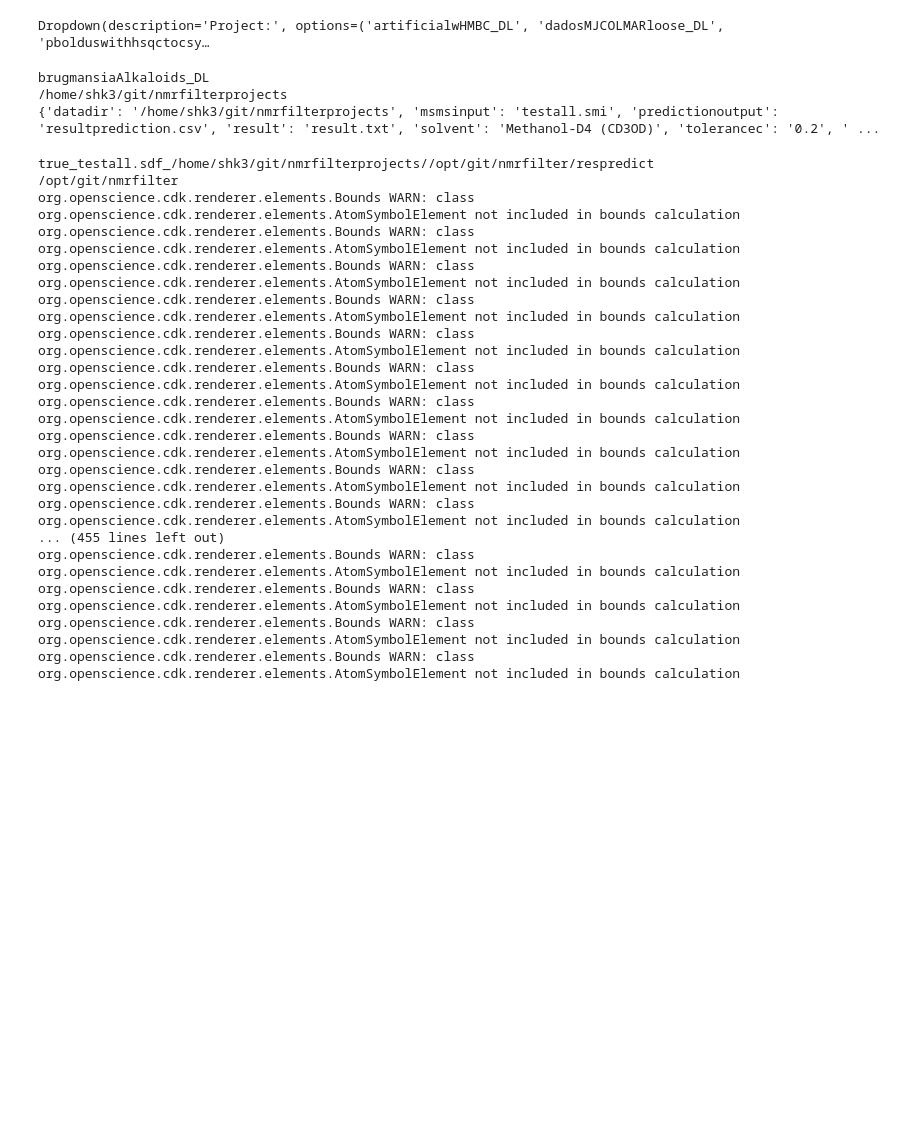
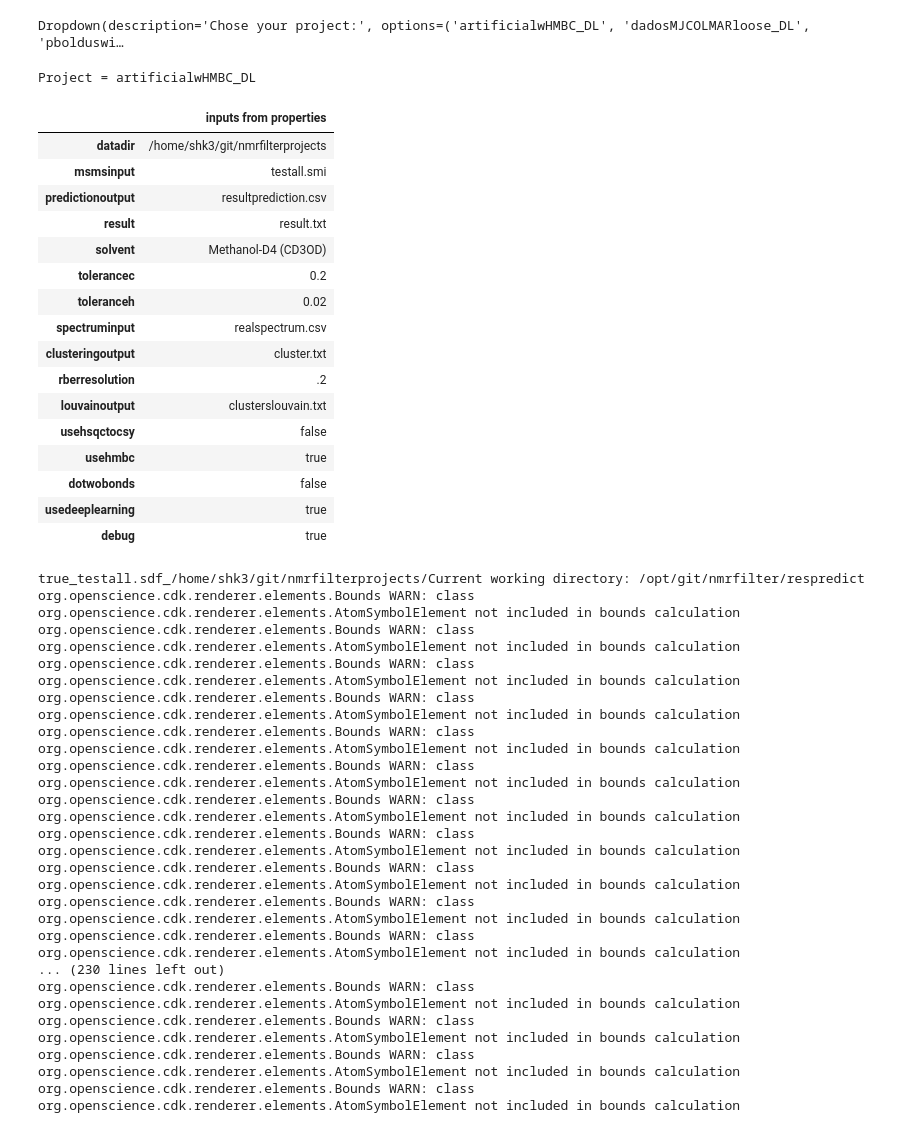
Before and after one commit to stefhk3/nmrfilter, a Jupyter notebook: nmrfilter.ipynb, the cells around one changed output. Cells and saved outputs as stored; diff of their text form; code cells hidden in the pictures; blank space fills up the shorter version.

```diff
--- a/nmrfilter.ipynb
+++ b/nmrfilter.ipynb
@@ -9,45 +24,53 @@ Navegate to the NMRfilter directory to proceed with instalations according to ht
 # %%
-import configparser
-import configparser
-import os
-import subprocess
-import sys
-from clustering import *
-from clusterlouvain import *
-from similarity import *
-from util import *
-import ipywidgets as widgets
+# Select Project Master-Directory
+cp = readprops()
+datapath=cp.get('datadir')
 projects = [f for f in os.listdir(datapath) if os.path.isdir(os.path.join(datapath, f))]
 menu = widgets.Dropdown(
        options=projects,
        description='Chose your project:')
 menu
 # %% [output]
-Dropdown(description='Project:', options=('artificialwHMBC_DL', 'dadosMJCOLMARloose_DL', 'pbolduswithhsqctocsy…
+Dropdown(description='Chose your project:', options=('artificialwHMBC_DL', 'dadosMJCOLMARloose_DL', 'pbolduswi…
-# %%
-project = menu.value
-print(project)
-cp = readprops(project)
-datapath=cp.get('datadir')
-print(datapath)
-checkprojectdir(datapath, project, cp)
-print(cp)
-# %% [output]
-brugmansiaAlkaloids_DL
-/home/shk3/git/nmrfilterprojects
-{'datadir': '/home/shk3/git/nmrfilterprojects', 'msmsinput': 'testall.smi', 'predictionoutput': 'resultprediction.csv', 'result': 'result.txt', 'solvent': 'Methanol-D4 (CD3OD)', 'tolerancec': '0.2', ' ...
+# %%
+project = menu.value
+print(f'Project = {project}')
+checkprojectdir(datapath, project, cp)
+pd.DataFrame.from_dict(cp, orient='index', columns=["inputs from properties"])
+# if needed, please, modify the file nmrproc.properties from the main nmrfilter directory
+# %% [output]
+Project = artificialwHMBC_DL
+|  | inputs from properties |
+| datadir | /home/shk3/git/nmrfilterprojects |
+| msmsinput | testall.smi |
+| predictionoutput | resultprediction.csv |
+| result | result.txt |
+| solvent | Methanol-D4 (CD3OD) |
+| tolerancec | 0.2 |
+| toleranceh | 0.02 |
+| spectruminput | realspectrum.csv |
+| clusteringoutput | cluster.txt |
+| rberresolution | .2 |
+| louvainoutput | clusterslouvain.txt |
+| usehsqctocsy | false |
+| usehmbc | true |
+| dotwobonds | false |
+| usedeeplearning | true |
+| debug | true |
 # %%
 ! java -cp "./*" uk.ac.dmu.simulate.Convert $project
 sdf=cp.get("msmsinput")[0:-4]+".sdf"
 if cp.get('usedeeplearning'):
-    %cd respredict
-    ! python3 predict_standalone.py --filename $datapath$os.sep$project$os.sep$sdf --format sdf --nuc 13C --sanitize --addhs false > $datapath$os.sep$project{os.sep}predc.json
-    ! python3 predict_standalone.py --filename $datapath$os.sep$project$os.sep$sdf --format sdf --nuc 1H --sanitize --addhs false > $datapath$os.sep$project{os.sep}predh.json
-    %cd ..
+    try:
+        os.chdir('respredict')
+        import predict as respredict
+        respredict.predict(filename=datapath+os.sep+project+os.sep+sdf, format="sdf", nuc="13C", sanitize="True", addhs="False", output=datapath+os.sep+project+os.sep+"predc.json", model_meta_filename=None, model_checkpoint_filename=None)
+        respredict.predict(filename=datapath+os.sep+project+os.sep+sdf, format="sdf", nuc="1H", sanitize="True", addhs="False", output=datapath+os.sep+project+os.sep+"predh.json", model_meta_filename=None, model_checkpoint_filename=None)
+    finally:
+        os.chdir('..')
 ! java -cp "./*" uk.ac.dmu.simulate.Simulate $project
 # %% [output]
-true_testall.sdf_/home/shk3/git/nmrfilterprojects//opt/git/nmrfilter/respredict
-/opt/git/nmrfilter
+true_testall.sdf_/home/shk3/git/nmrfilterprojects/Current working directory: /opt/git/nmrfilter/respredict
 org.openscience.cdk.renderer.elements.Bounds WARN: class org.openscience.cdk.renderer.elements.AtomSymbolElement not included in bounds calculation
 org.openscience.cdk.renderer.elements.Bounds WARN: class org.openscience.cdk.renderer.elements.AtomSymbolElement not included in bounds calculation
 org.openscience.cdk.renderer.elements.Bounds WARN: class org.openscience.cdk.renderer.elements.AtomSymbolElement not included in bounds calculation
@@ -58,7 +81,8 @@ org.openscience.cdk.renderer.elements.Bounds WARN: class org.openscience.cdk.ren
 org.openscience.cdk.renderer.elements.Bounds WARN: class org.openscience.cdk.renderer.elements.AtomSymbolElement not included in bounds calculation
 org.openscience.cdk.renderer.elements.Bounds WARN: class org.openscience.cdk.renderer.elements.AtomSymbolElement not included in bounds calculation
 org.openscience.cdk.renderer.elements.Bounds WARN: class org.openscience.cdk.renderer.elements.AtomSymbolElement not included in bounds calculation
-... (455 lines left out)
+org.openscience.cdk.renderer.elements.Bounds WARN: class org.openscience.cdk.renderer.elements.AtomSymbolElement not included in bounds calculation
+... (230 lines left out)
 org.openscience.cdk.renderer.elements.Bounds WARN: class org.openscience.cdk.renderer.elements.AtomSymbolElement not included in bounds calculation
 org.openscience.cdk.renderer.elements.Bounds WARN: class org.openscience.cdk.renderer.elements.AtomSymbolElement not included in bounds calculation
 org.openscience.cdk.renderer.elements.Bounds WARN: class org.openscience.cdk.renderer.elements.AtomSymbolElement not included in bounds calculation
```
Also changed, not shown: parts of 4 cells of this notebook, 4 other files.
